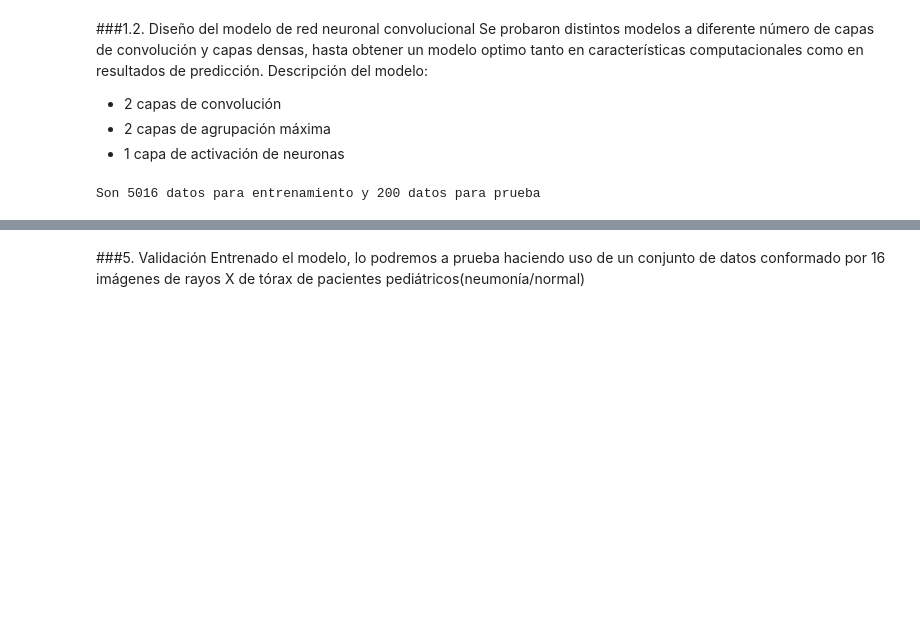
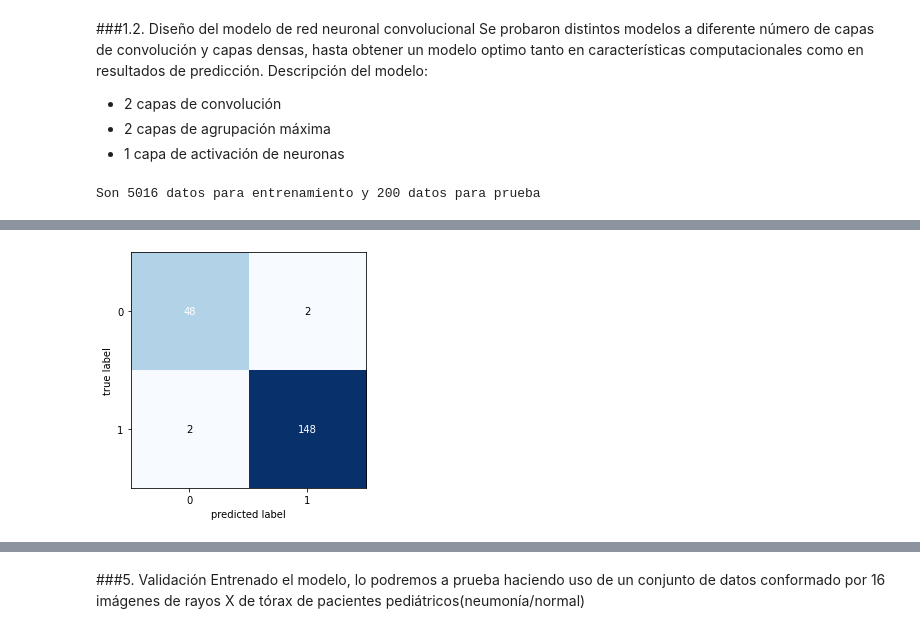
Before and after one commit to RonnyGuevara/COLAB, a Jupyter notebook: TP_FINAL/TP_FINAL_PDI.ipynb, the cells around one changed output, grey strips where cells are left out. Cells and saved outputs as stored; diff of their text form; code cells hidden in the pictures; blank space fills up the shorter version.

```diff
--- a/TP_FINAL/TP_FINAL_PDI.ipynb
+++ b/TP_FINAL/TP_FINAL_PDI.ipynb
@@ -269,0 +302,9 @@ plt.plot(historial.history['loss'])
+# %%
+y_pred2 = np.argmax(pred_2, axis=1)
+y_real2 = y_test
+# %%
+matc=confusion_matrix(y_real2, y_pred2)
+plot_confusion_matrix(conf_mat=matc, figsize=(4,4), show_normed=False)
+plt.tight_layout()
+# %% [output]
+[figure, added]
```
Also changed, not shown: parts of 15 cells of this notebook.
